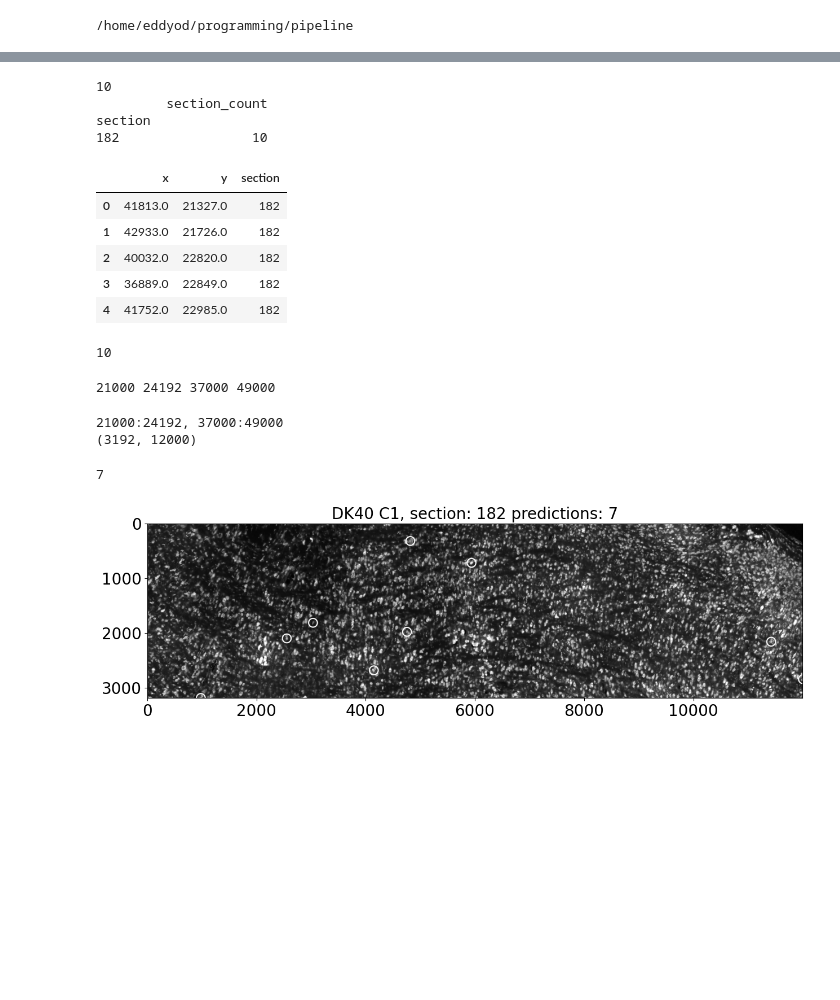
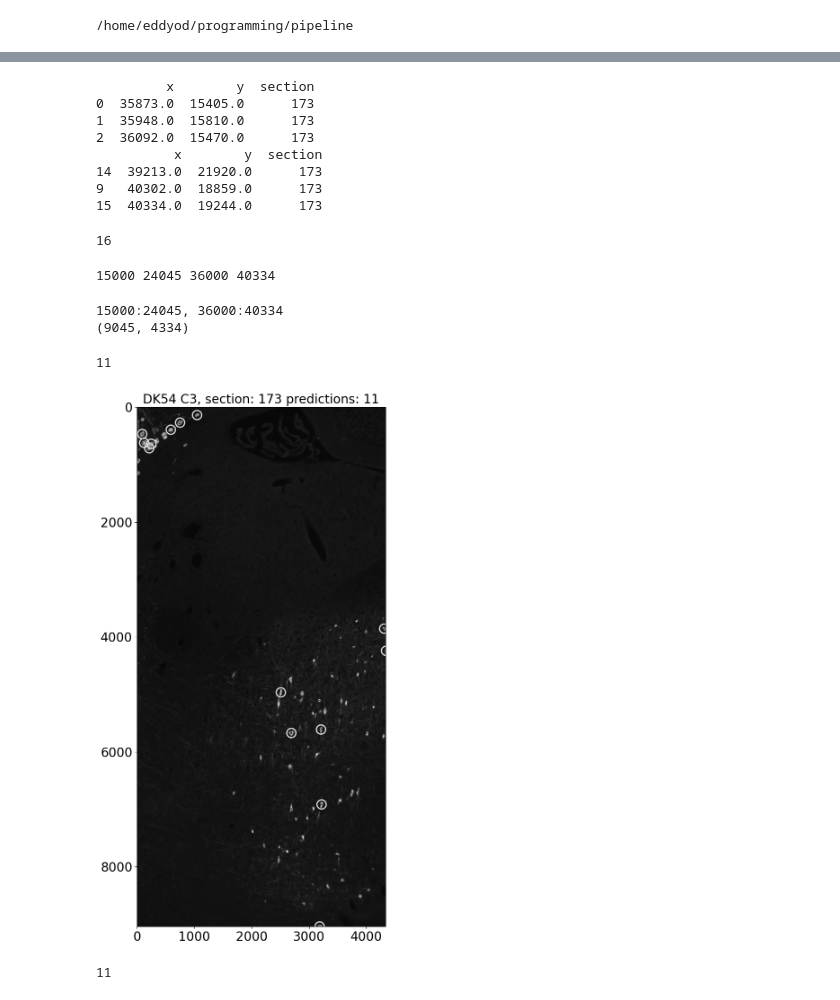
Before and after one commit to BrainSharer/pipeline, a Jupyter notebook: in_development/edward/cell_detector/Calc_mean_filter.ipynb, the cells around one changed output, grey strips where cells are left out. Drawn from its saved outputs; the diff is of its cells as text; code cells hidden in the pictures; blank space fills up the shorter version.

```diff
--- a/in_development/edward/cell_detector/Calc_mean_filter.ipynb
+++ b/in_development/edward/cell_detector/Calc_mean_filter.ipynb
@@ -24,7 +26,7 @@ def show_image(img, increaser=1, _title="", fsize=[15,15]):
     plt.tick_params(axis='y', labelsize=20)
     plt.show()
 
-def collect_positives(uimg):
+def collect_positives(uimg, startr, startc, tile_width, tile_height):
     img=np.copy(uimg)
     positives=[]
     radius = 80
@@ -43,9 +45,9 @@ def collect_positives(uimg):
 
     return img,positives
 # %%
-animal = 'DK40'
-section = 182
-channel = 1
+animal = 'DK54'
+section = 173
+channel = 3
 prep_path = f'/net/birdstore/Active_Atlas_Data/data_root/pipeline_data/{animal}/preps'
 # %%
 tif = str(section).zfill(3) + ".tif"
@@ -57,46 +68,38 @@ full_img.shape
 # %%
 dfpath = os.path.join(prep_path, 'cell_labels', 'all_predictions.csv')
 df = pd.read_csv(dfpath)
-
-print(len(df.index))
-aggregated_data = df.groupby(['section']).agg(
-    section_count=('section', 'count')
-)
-
-print(aggregated_data.sort_values('section_count').tail())
+df = df.sort_values(['section', 'x', 'y'])
-# %% [output]
-10
-         section_count
-section
-182                 10
 # %%
 df = df.loc[df['section'] == section]
-df.head()
+print(df.head(3))
+print(df.tail(3))
 # %% [output]
-|  | x | y | section |
-| 0 | 41813.0 | 21327.0 | 182 |
-| 1 | 42933.0 | 21726.0 | 182 |
-| 2 | 40032.0 | 22820.0 | 182 |
-| 3 | 36889.0 | 22849.0 | 182 |
-| 4 | 41752.0 | 22985.0 | 182 |
+         x        y  section
+0  35873.0  15405.0      173
+1  35948.0  15810.0      173
+2  36092.0  15470.0      173
+          x        y  section
+14  39213.0  21920.0      173
+9   40302.0  18859.0      173
+15  40334.0  19244.0      173
 # %%
 count = len(df.index)
 print(count)
 # %% [output]
-10
+16
 # %%
 startc = int(round(min(df['x']), -3))
 startr = int(round(min(df['y']), -3))
 endc = math.ceil(max(df['x']))
 endr = math.ceil(max(df['y']))
 # manually set to ROI
-#startr = 20000
-#endr = startr + 5000
-#startc = 30000
-#endc = startc + 10000
+#startr = 0
+#endr = full_img.shape[0]
+#startc = 0
+#endc = full_img.shape[1]
 print(startr, endr, startc, endc)
 # %% [output]
-21000 24192 37000 49000
+15000 24045 36000 40334
 # %%
 tile_width = endc - startc
 tile_height = endr - startr
@@ -105,19 +108,25 @@ print(f'{startr}:{endr}, {startc}:{endc}')
 print(img.shape)
 #img.shape # (6800, 30000)
 # %% [output]
-21000:24192, 37000:49000
-(3192, 12000)
+15000:24045, 36000:40334
+(9045, 4334)
 # %%
-annotated_img, positives = collect_positives(img)
+annotated_img, positives = collect_positives(img, startr, startc, tile_width, tile_height)
 print(len(positives))
 # %% [output]
-7
+11
 # %%
 #vimg=annotated_img[in_row_min:in_row_max, in_col_min: in_col_max]
-increaser = 1
+increaser = 15
 show_image(annotated_img, increaser=increaser,_title=f'{animal} C{channel}, section: {section} predictions: {len(positives)}')
 # %% [output]
-[figure, old version]
+[figure, new version]
+# %%
+if len(positives) > 100:
+    positives = b = random.sample(positives, 100)
+print(len(positives))
+# %% [output]
+11
 # %%
 plt.figure(figsize=[15,15])
 end = min(100, len(positives))
```
Also changed, not shown: parts of 11 cells of this notebook, 3 other files.
